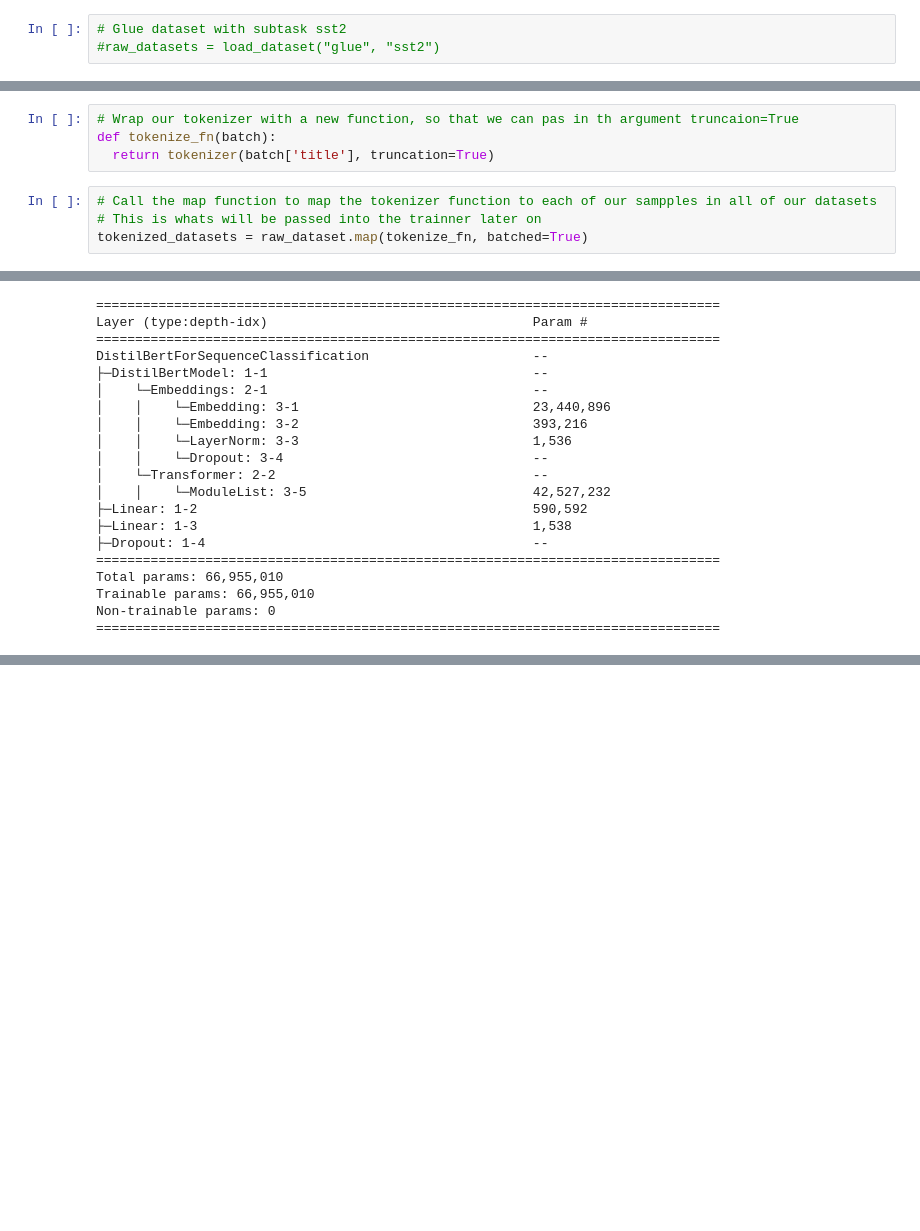
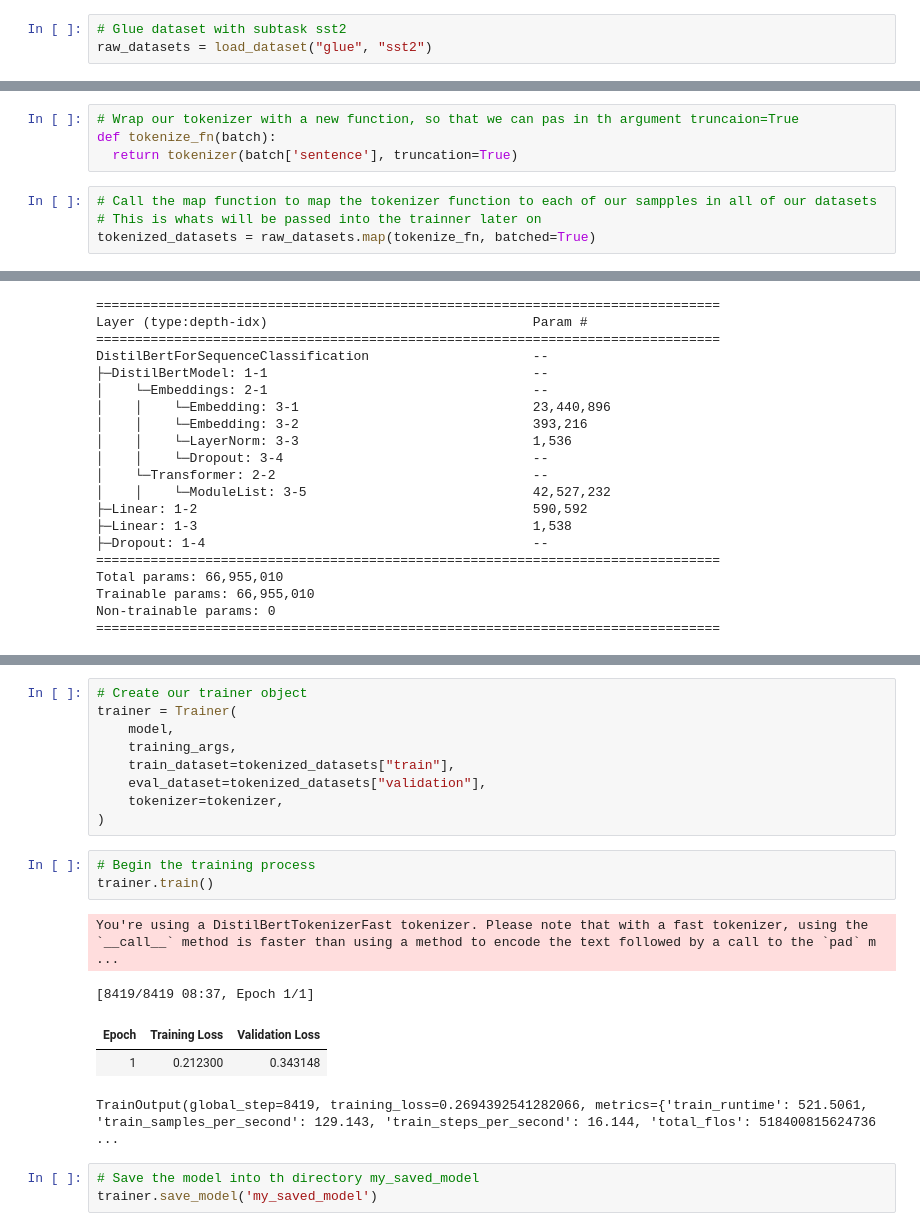
Before and after one commit to JonasHagstrom79/Natural-Language-Processing, a Jupyter notebook: Fine_Tuning_Sentiment_Analysis.ipynb, the cells around one changed output, grey strips where cells are left out. Saved outputs shown, nothing was run; the diff lists cells and outputs as text; blank space fills up the shorter version.

```diff
--- a/Fine_Tuning_Sentiment_Analysis.ipynb
+++ b/Fine_Tuning_Sentiment_Analysis.ipynb
@@ -33,3 +30,3 @@ Dataset amazon_polarity downloaded and prepared to /root/.cache/huggingface/data
 # %%
 # Glue dataset with subtask sst2
-#raw_datasets = load_dataset("glue", "sst2")
+raw_datasets = load_dataset("glue", "sst2")
@@ -141,11 +155,11 @@ pprint(tokenized_sentences)
 # %%
 # Wrap our tokenizer with a new function, so that we can pas in th argument truncaion=True
 def tokenize_fn(batch):
-  return tokenizer(batch['title'], truncation=True)
+  return tokenizer(batch['sentence'], truncation=True)
 # %%
 # Call the map function to map the tokenizer function to each of our sampples in all of our datasets
 # This is whats will be passed into the trainner later on
-tokenized_datasets = raw_dataset.map(tokenize_fn, batched=True)
+tokenized_datasets = raw_datasets.map(tokenize_fn, batched=True)
 # %%
 # Import class
 from transformers import TrainingArguments
@@ -256,0 +276,21 @@ def compute_metrics(logits_and_labels):
+# %%
+# Create our trainer object
+trainer = Trainer(
+    model,
+    training_args,
+    train_dataset=tokenized_datasets["train"],
+    eval_dataset=tokenized_datasets["validation"],
+    tokenizer=tokenizer,
+)
+# %%
+# Begin the training process
+trainer.train()
+# %% [output]
+You're using a DistilBertTokenizerFast tokenizer. Please note that with a fast tokenizer, using the `__call__` method is faster than using a method to encode the text followed by a call to the `pad` m ...
+[8419/8419 08:37, Epoch 1/1]
+| Epoch | Training Loss | Validation Loss |
+| 1 | 0.212300 | 0.343148 |
+TrainOutput(global_step=8419, training_loss=0.2694392541282066, metrics={'train_runtime': 521.5061, 'train_samples_per_second': 129.143, 'train_steps_per_second': 16.144, 'total_flos': 518400815624736 ...
+# %%
+# Save the model into th directory my_saved_model
+trainer.save_model('my_saved_model')
```
Also changed, not shown: parts of 35 cells of this notebook.
